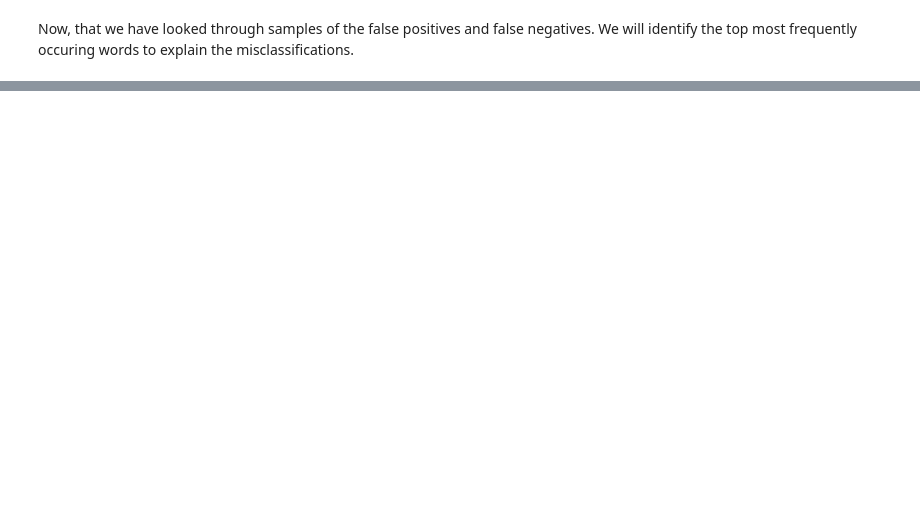
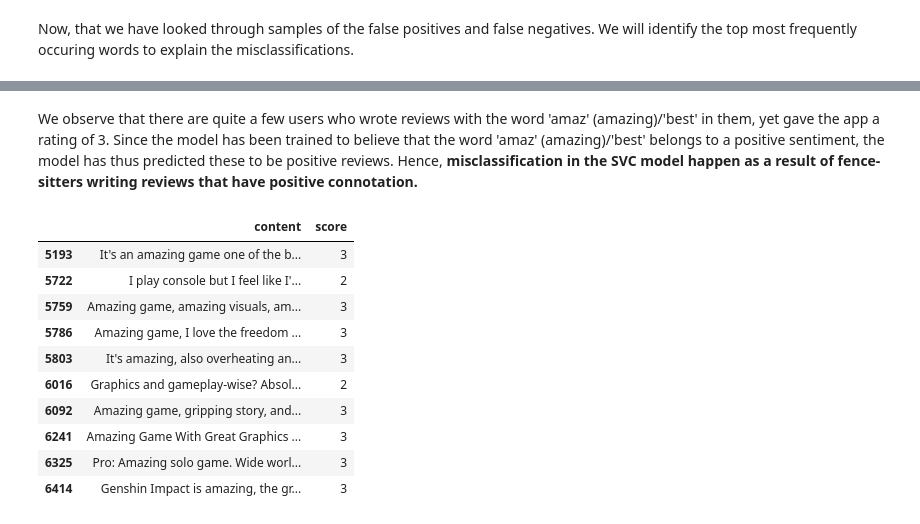
Before and after one commit to wanadzhar913/genshin-impact-reviews-sentiment-analysis-fastapi-docker, a Jupyter notebook: notebooks/04_top_model_analysis.ipynb, the cells around one changed output, grey strips where cells are left out. Saved outputs shown, nothing was run; the diff lists cells and outputs as text; code cells hidden in the pictures; blank space fills up the shorter version.

```diff
--- a/notebooks/04_top_model_analysis.ipynb
+++ b/notebooks/04_top_model_analysis.ipynb
@@ -209,0 +385,17 @@ Now, that we have looked through samples of the false positives and false negati
+# %% [markdown]
+We observe that there are quite a few users who wrote reviews with the word 'amaz' (amazing)/'best' in them, yet gave the app a rating of 3. Since the model has been trained to believe that the word 'amaz' (amazing)/'best' belongs to a positive sentiment, the model has thus predicted these to be positive reviews. Hence, **misclassification in the SVC model happen as a result of fence-sitters writing reviews that have positive connotation.**
+# %%
+# View only the False Negatives that has the words 'amaz' (amazing)/'best' in it
+fn[fn['count_amazbest']>0][['content','score']].tail(10)
+# %% [output]
+|  | content | score |
+| 5193 | It's an amazing game one of the b... | 3 |
+| 5722 | I play console but I feel like I'... | 2 |
+| 5759 | Amazing game, amazing visuals, am... | 3 |
+| 5786 | Amazing game, I love the freedom ... | 3 |
+| 5803 | It's amazing, also overheating an... | 3 |
+| 6016 | Graphics and gameplay-wise? Absol... | 2 |
+| 6092 | Amazing game, gripping story, and... | 3 |
+| 6241 | Amazing Game With Great Graphics ... | 3 |
+| 6325 | Pro: Amazing solo game. Wide worl... | 3 |
+| 6414 | Genshin Impact is amazing, the gr... | 3 |
```
Also changed, not shown: parts of 26 cells of this notebook, 1 other file.
